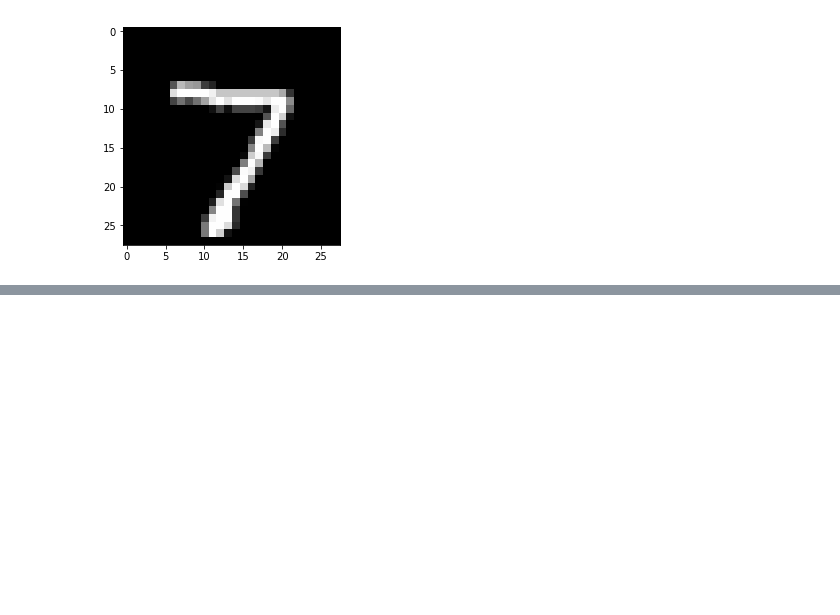
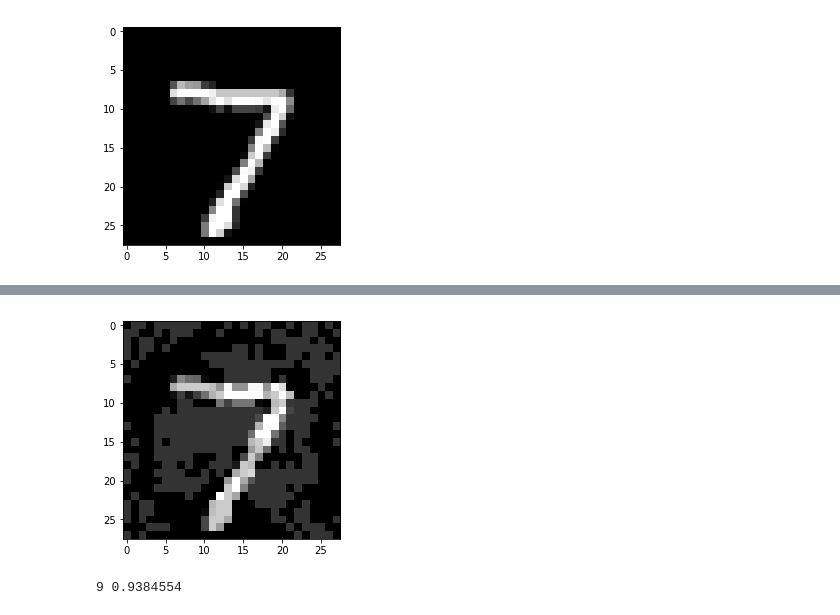
Before and after one commit to rkdora/keras-fgsm-mnist, a Jupyter notebook: attack_fgsm.ipynb, the cells around one changed output, grey strips where cells are left out. Cells and saved outputs as stored; diff of their text form; code cells hidden in the pictures; blank space fills up the shorter version.

```diff
--- a/attack_fgsm.ipynb
+++ b/attack_fgsm.ipynb
@@ -101,0 +129,16 @@ NameError: name 'categorical_crossentropy' is not defined
+# %%
+eps = 0.2
+adv = (X - eps*p).clip(min=0, max=1).reshape(1, 784)
+
+
+plt.imshow(adv.reshape(28,28), 'gray')
+plt.show()
+# %% [output]
+[figure, added]
+# %%
+adv_pred = model.predict(adv, batch_size=1)
+adv_pred_class = np.argmax(adv_pred)
+adv_pred_per = max(adv_pred[0])
+print(adv_pred_class, adv_pred_per)
+# %% [output]
+9 0.9384554
```
Also changed, not shown: parts of 10 cells of this notebook.
